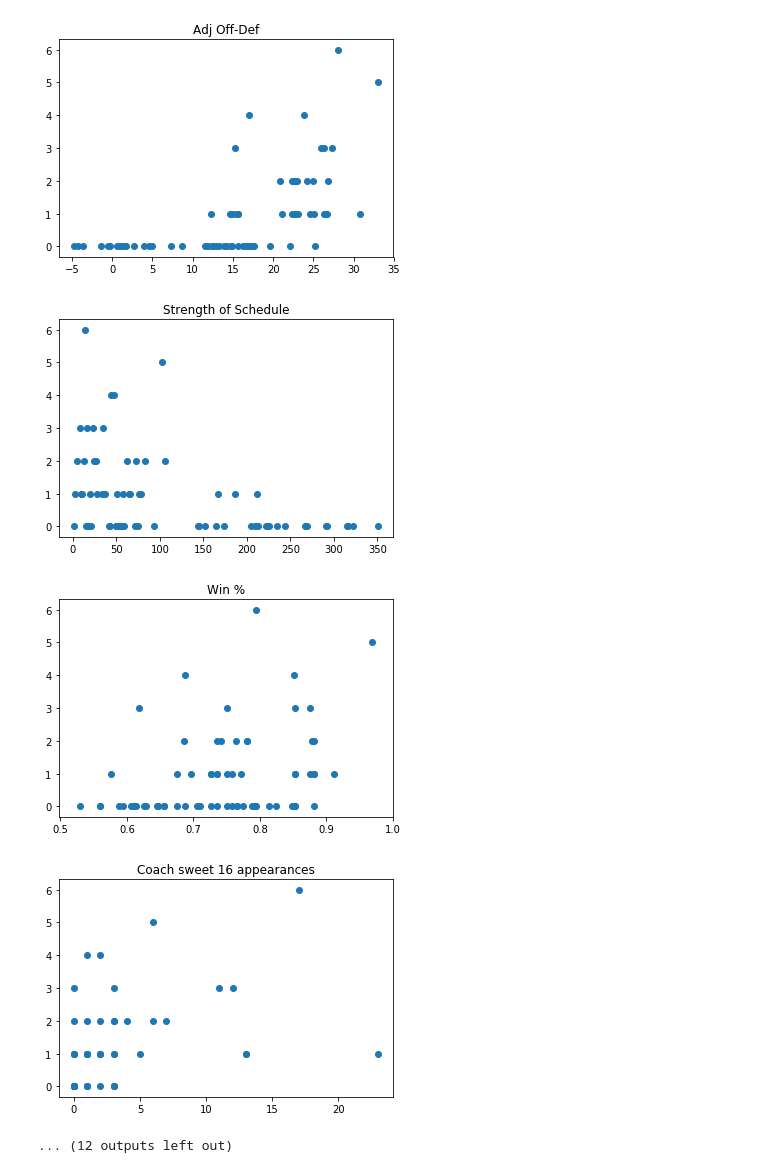
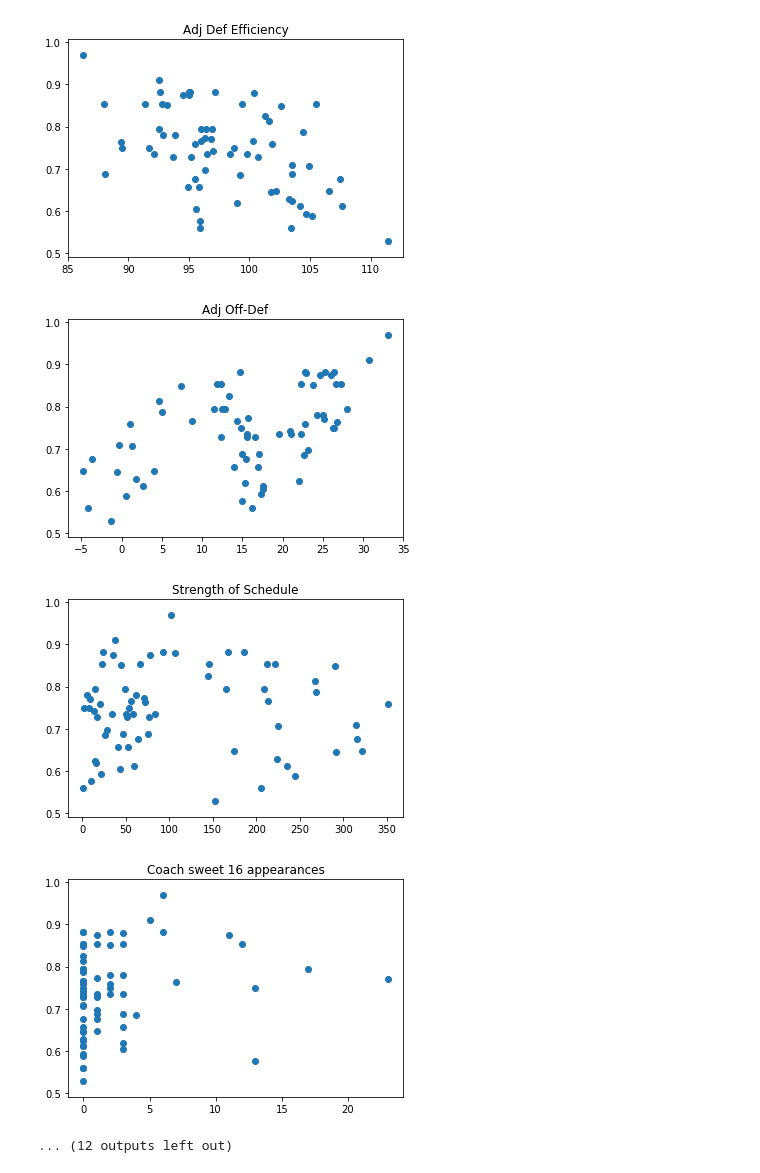
Before and after one commit to rytse/mm19, a Jupyter notebook: scratch.ipynb, the cells around one changed output. Cells and saved outputs as stored; diff of their text form; code cells hidden in the pictures.

```diff
--- a/scratch.ipynb
+++ b/scratch.ipynb
@@ -6,9 +11,9 @@ import matplotlib.pyplot as plt
 df = pd.read_excel('NCAA data.xlsx', sheet_name='2016-2017 ')
 # %%
-y = np.array(df['tournament wins'])
+y = np.array(df['Win %'])
 
 for var in list(df):
-    if var != 'tournament wins' and var != 'Team Name':
+    if var != 'Win %' and var != 'Team Name':
         plt.scatter(np.array(df[var]), y)
         plt.title(var)
         plt.show()
@@ -24,5 +29,5 @@ for var in list(df):
-[figure, old version]
+[figure, new version]
-[figure, old version]
+[figure, new version]
-[figure, old version]
+[figure, new version]
-[figure, old version]
+[figure, new version]
 ... (12 outputs left out)
```
Also changed, not shown: parts of 11 cells of this notebook.
